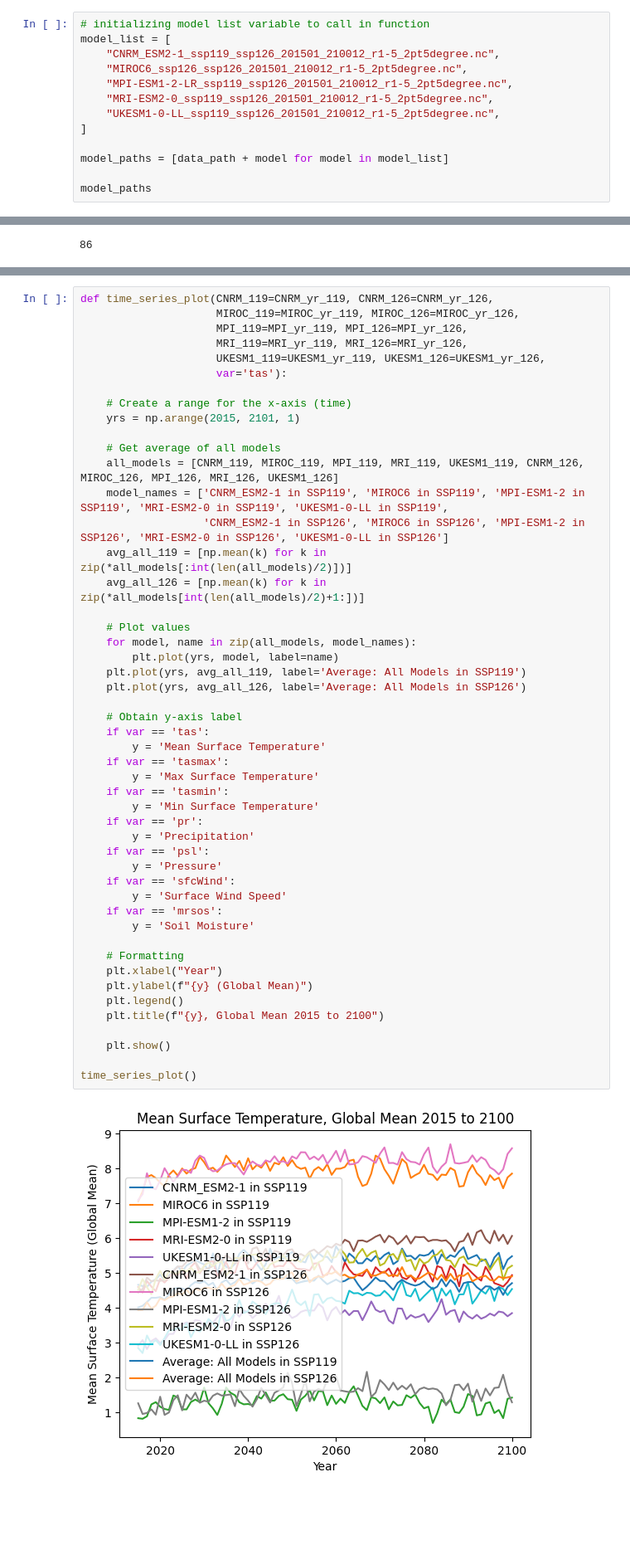
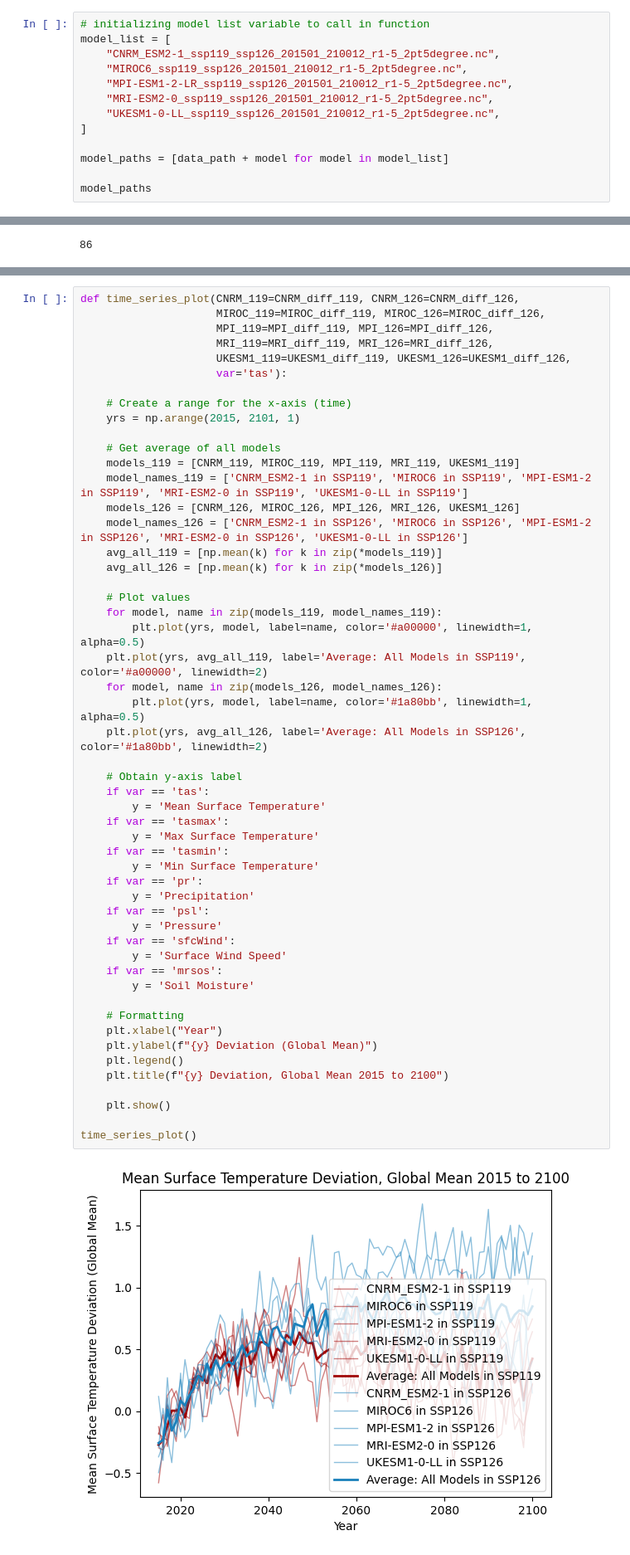
Before and after one commit to sek2dcs/MamalakisResearch, a Jupyter notebook: figure1.ipynb, the cells around one changed output, grey strips where cells are left out. Shown at 83% size. Drawn from its saved outputs; the diff is of its cells as text; blank space fills up the shorter version.

```diff
--- a/figure1.ipynb
+++ b/figure1.ipynb
@@ -67,7 +67,7 @@ data_path = base_path + '/data/'
 # initializing model list variable to call in function
 model_list = [
     "CNRM_ESM2-1_ssp119_ssp126_201501_210012_r1-5_2pt5degree.nc",
-    "MIROC6_ssp126_ssp126_201501_210012_r1-5_2pt5degree.nc",
+    "MIROC6_ssp119_ssp126_201501_210012_r1-5_2pt5degree.nc",
     "MPI-ESM1-2-LR_ssp119_ssp126_201501_210012_r1-5_2pt5degree.nc",
     "MRI-ESM2-0_ssp119_ssp126_201501_210012_r1-5_2pt5degree.nc",
     "UKESM1-0-LL_ssp119_ssp126_201501_210012_r1-5_2pt5degree.nc",
@@ -214,54 +238,57 @@ def convert_to_diff(model_var_over_time):
 # %%
-def time_series_plot(CNRM_119=CNRM_yr_119, CNRM_126=CNRM_yr_126,
-                     MIROC_119=MIROC_yr_119, MIROC_126=MIROC_yr_126,
-                     MPI_119=MPI_yr_119, MPI_126=MPI_yr_126,
-                     MRI_119=MRI_yr_119, MRI_126=MRI_yr_126,
-                     UKESM1_119=UKESM1_yr_119, UKESM1_126=UKESM1_yr_126,
+def time_series_plot(CNRM_119=CNRM_diff_119, CNRM_126=CNRM_diff_126,
+                     MIROC_119=MIROC_diff_119, MIROC_126=MIROC_diff_126,
+                     MPI_119=MPI_diff_119, MPI_126=MPI_diff_126,
+                     MRI_119=MRI_diff_119, MRI_126=MRI_diff_126,
+                     UKESM1_119=UKESM1_diff_119, UKESM1_126=UKESM1_diff_126,
                      var='tas'):
 
     # Create a range for the x-axis (time)
     yrs = np.arange(2015, 2101, 1)
 
     # Get average of all models
-    all_models = [CNRM_119, MIROC_119, MPI_119, MRI_119, UKESM1_119, CNRM_126, MIROC_126, MPI_126, MRI_126, UKESM1_126]
-    model_names = ['CNRM_ESM2-1 in SSP119', 'MIROC6 in SSP119', 'MPI-ESM1-2 in SSP119', 'MRI-ESM2-0 in SSP119', 'UKESM1-0-LL in SSP119',
-                   'CNRM_ESM2-1 in SSP126', 'MIROC6 in SSP126', 'MPI-ESM1-2 in SSP126', 'MRI-ESM2-0 in SSP126', 'UKESM1-0-LL in SSP126']
-    avg_all_119 = [np.mean(k) for k in zip(*all_models[:int(len(all_models)/2)])]
-    avg_all_126 = [np.mean(k) for k in zip(*all_models[int(len(all_models)/2)+1:])]
+    models_119 = [CNRM_119, MIROC_119, MPI_119, MRI_119, UKESM1_119]
+    model_names_119 = ['CNRM_ESM2-1 in SSP119', 'MIROC6 in SSP119', 'MPI-ESM1-2 in SSP119', 'MRI-ESM2-0 in SSP119', 'UKESM1-0-LL in SSP119']
+    models_126 = [CNRM_126, MIROC_126, MPI_126, MRI_126, UKESM1_126]
+    model_names_126 = ['CNRM_ESM2-1 in SSP126', 'MIROC6 in SSP126', 'MPI-ESM1-2 in SSP126', 'MRI-ESM2-0 in SSP126', 'UKESM1-0-LL in SSP126']
+    avg_all_119 = [np.mean(k) for k in zip(*models_119)]
+    avg_all_126 = [np.mean(k) for k in zip(*models_126)]
 
     # Plot values
-    for model, name in zip(all_models, model_names):
-        plt.plot(yrs, model, label=name)
-    plt.plot(yrs, avg_all_119, label='Average: All Models in SSP119')
-    plt.plot(yrs, avg_all_126, label='Average: All Models in SSP126')
+    for model, name in zip(models_119, model_names_119):
+        plt.plot(yrs, model, label=name, color='#a00000', linewidth=1, alpha=0.5)
+    plt.plot(yrs, avg_all_119, label='Average: All Models in SSP119', color='#a00000', linewidth=2)
+    for model, name in zip(models_126, model_names_126):
+        plt.plot(yrs, model, label=name, color='#1a80bb', linewidth=1, alpha=0.5)
+    plt.plot(yrs, avg_all_126, label='Average: All Models in SSP126', color='#1a80bb', linewidth=2)
 
     # Obtain y-axis label
     if var == 'tas':
         y = 'Mean Surface Temperature'
     if var == 'tasmax':
         y = 'Max Surface Temperature'
     if var == 'tasmin':
         y = 'Min Surface Temperature'
     if var == 'pr':
         y = 'Precipitation'
     if var == 'psl':
         y = 'Pressure'
     if var == 'sfcWind':
         y = 'Surface Wind Speed'
     if var == 'mrsos':
         y = 'Soil Moisture'
 
     # Formatting
     plt.xlabel("Year")
-    plt.ylabel(f"{y} (Global Mean)")
+    plt.ylabel(f"{y} Deviation (Global Mean)")
     plt.legend()
-    plt.title(f"{y}, Global Mean 2015 to 2100")
+    plt.title(f"{y} Deviation, Global Mean 2015 to 2100")
 
     plt.show()
 
 time_series_plot()
 # %% [output]
-[figure, old version]
+[figure, new version]
 # %%
 with nc.Dataset(full_path) as ds:
             # loading the data for specific model
```
Also changed, not shown: parts of 1 cell of this notebook.
